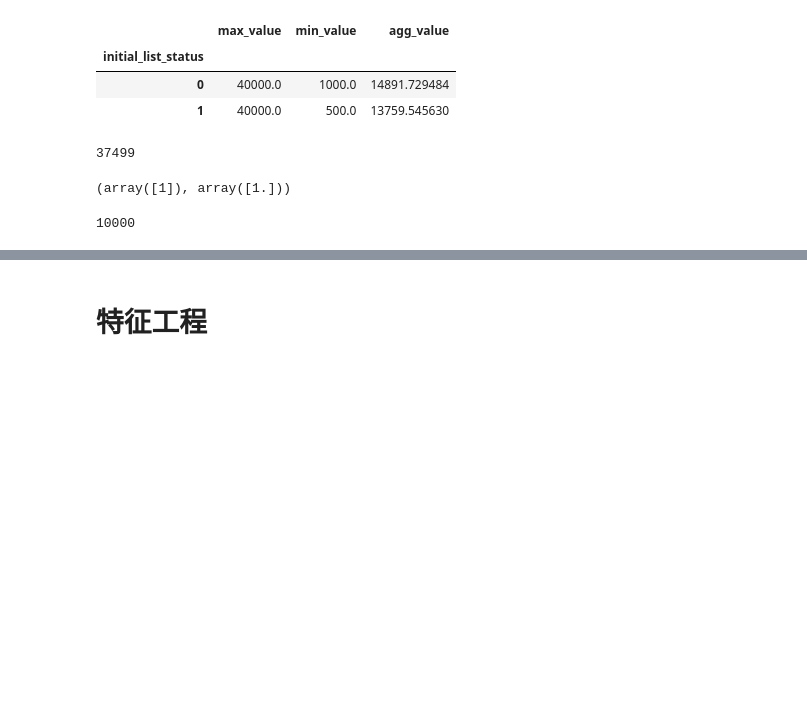
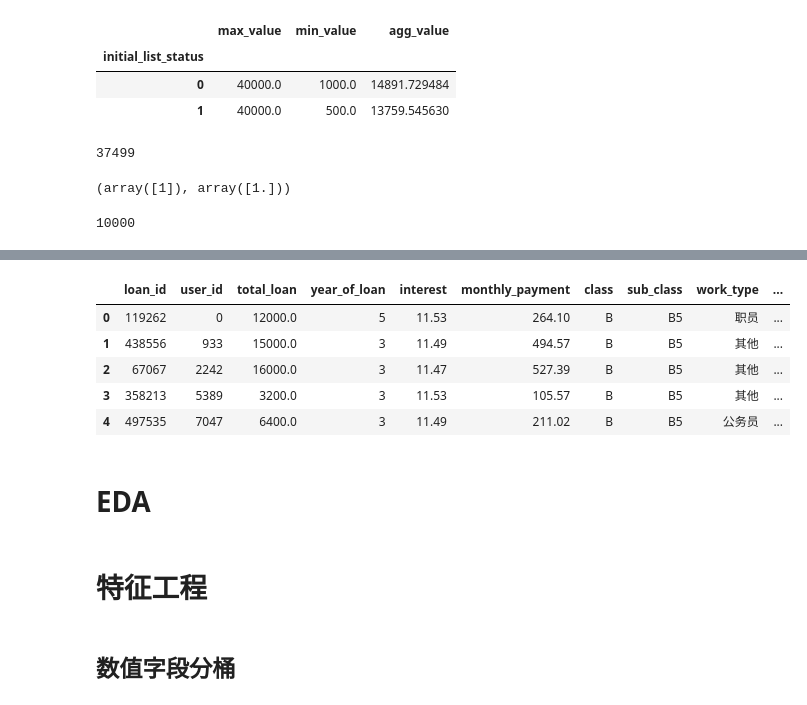
Before and after one commit to SYSU-Momojie/ml-competitions, a Jupyter notebook: datafountain/530_personal_credit/mo.ipynb, the cells around one changed output, grey strips where cells are left out. Saved outputs shown, nothing was run; the diff lists cells and outputs as text; code cells hidden in the pictures; blank space fills up the shorter version.

```diff
--- a/datafountain/530_personal_credit/mo.ipynb
+++ b/datafountain/530_personal_credit/mo.ipynb
@@ -14,9 +24,10 @@ pd.set_option('display.max_columns', None)
 # %%
-def load_data(suffix=None):
-    if suffix is None:
+def load_data(version=None):
+    if version is None:
         return pd.read_csv('train_public.csv'), pd.read_csv('train_internet.csv'), pd.read_csv('test_public.csv')
     else:
-        return pd.read_csv('train_public_%s.csv' % suffix), pd.read_csv('train_internet_%s.csv' % suffix), pd.read_csv('test_public_%s.csv' % suffix)
+        dir_path = get_version_dir(version)
+        return pd.read_csv(os.path.join('train_public.csv')), pd.read_csv(os.path.join('train_internet.csv')), pd.read_csv(os.path.join('test_public.csv'))
 # %%
 train_public, train_internet, test_public = load_data()
 # %%
@@ -540 +551,12 @@ train_public.iloc[0]['employer_type'], train_internet.loc[train_internet['user_i
  Name: employer_type, dtype: object)
+# %%
+train_internet.head()
+# %% [output]
+|  | loan_id | user_id | total_loan | year_of_loan | interest | monthly_payment | class | sub_class | work_type | ... |
+| 0 | 119262 | 0 | 12000.0 | 5 | 11.53 | 264.10 | B | B5 | 职员 | ... |
+| 1 | 438556 | 933 | 15000.0 | 3 | 11.49 | 494.57 | B | B5 | 其他 | ... |
+| 2 | 67067 | 2242 | 16000.0 | 3 | 11.47 | 527.39 | B | B5 | 其他 | ... |
+| 3 | 358213 | 5389 | 3200.0 | 3 | 11.53 | 105.57 | B | B5 | 其他 | ... |
+| 4 | 497535 | 7047 | 6400.0 | 3 | 11.49 | 211.02 | B | B5 | 公务员 | ... |
+# %% [markdown]
+# EDA
@@ -541,2 +569,4 @@ train_public.iloc[0]['employer_type'], train_internet.loc[train_internet['user_i
 # %% [markdown]
 # 特征工程
+# %% [markdown]
+## 数值字段分桶
```
Also changed, not shown: parts of 47 cells of this notebook.
